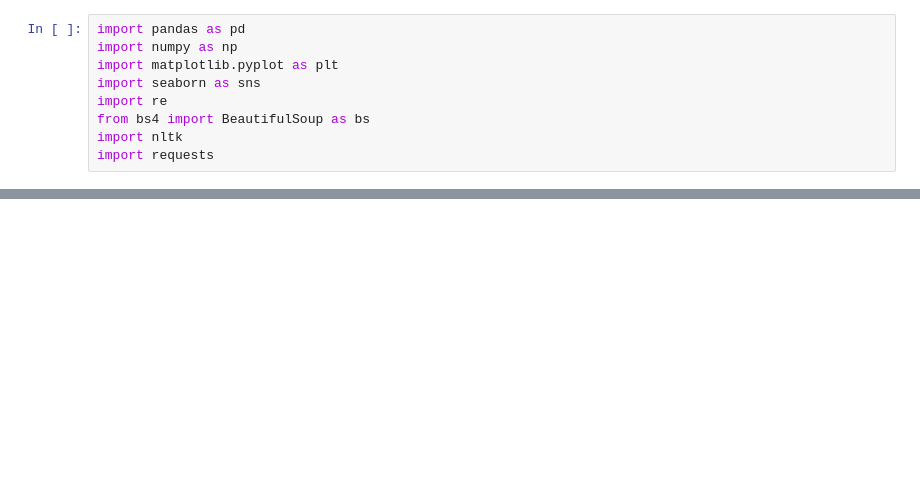
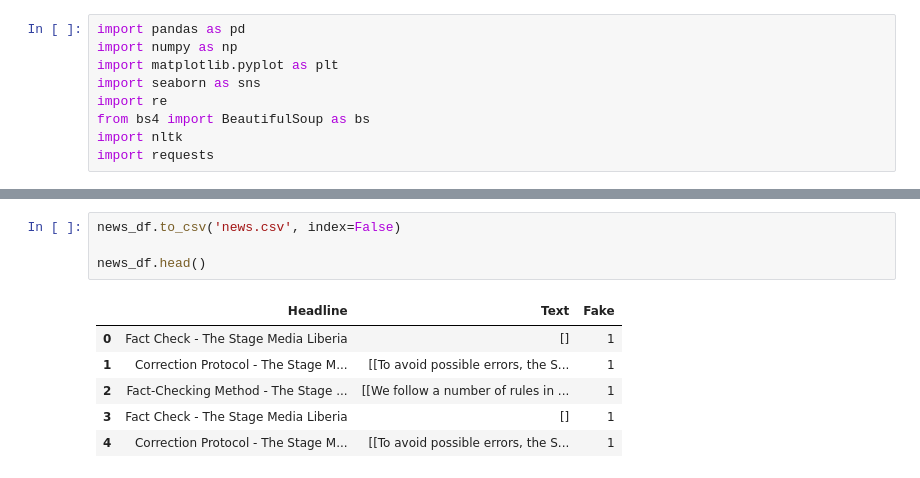
Before and after one commit to ashioyajotham/Webscraping, a Jupyter notebook: fake-news.ipynb, the cells around one changed output, grey strips where cells are left out. Saved outputs shown, nothing was run; the diff lists cells and outputs as text; blank space fills up the shorter version.

Commit message:
fake

```diff
--- a/fake-news.ipynb
+++ b/fake-news.ipynb
@@ -42,0 +149,11 @@ HTTPError: HTTP Error 403: Forbidden
+# %%
+news_df.to_csv('news.csv', index=False)
+
+news_df.head()
+# %% [output]
+|  | Headline | Text | Fake |
+| 0 | Fact Check - The Stage Media Liberia | [] | 1 |
+| 1 | Correction Protocol - The Stage M... | [[To avoid possible errors, the S... | 1 |
+| 2 | Fact-Checking Method - The Stage ... | [[We follow a number of rules in ... | 1 |
+| 3 | Fact Check - The Stage Media Liberia | [] | 1 |
+| 4 | Correction Protocol - The Stage M... | [[To avoid possible errors, the S... | 1 |
```
Also changed, not shown: parts of 4 cells of this notebook, 2 other files.
